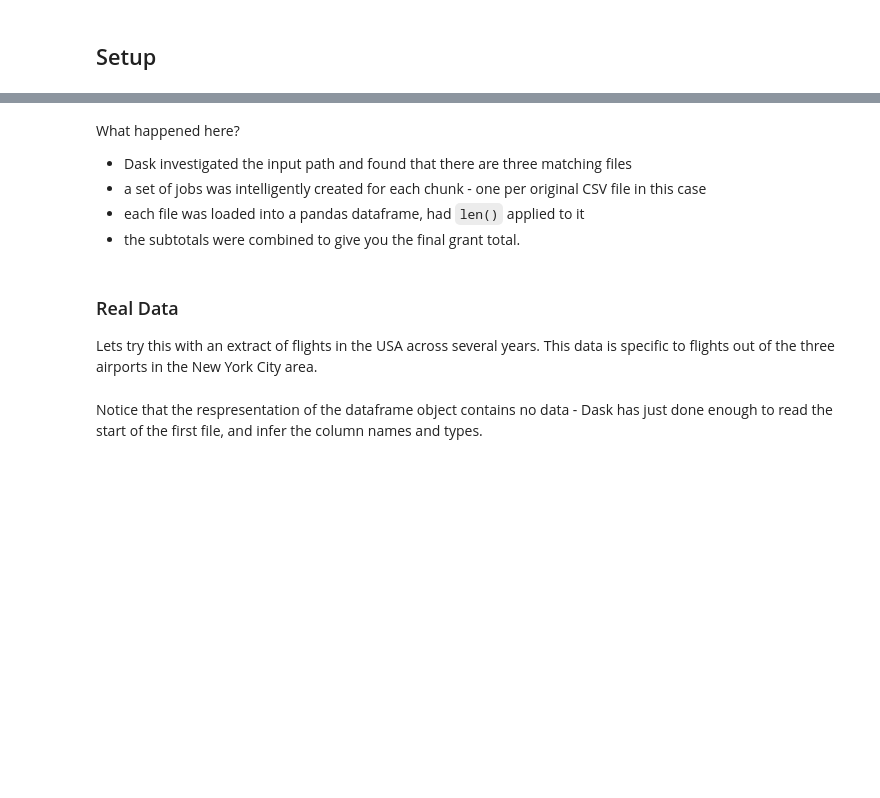
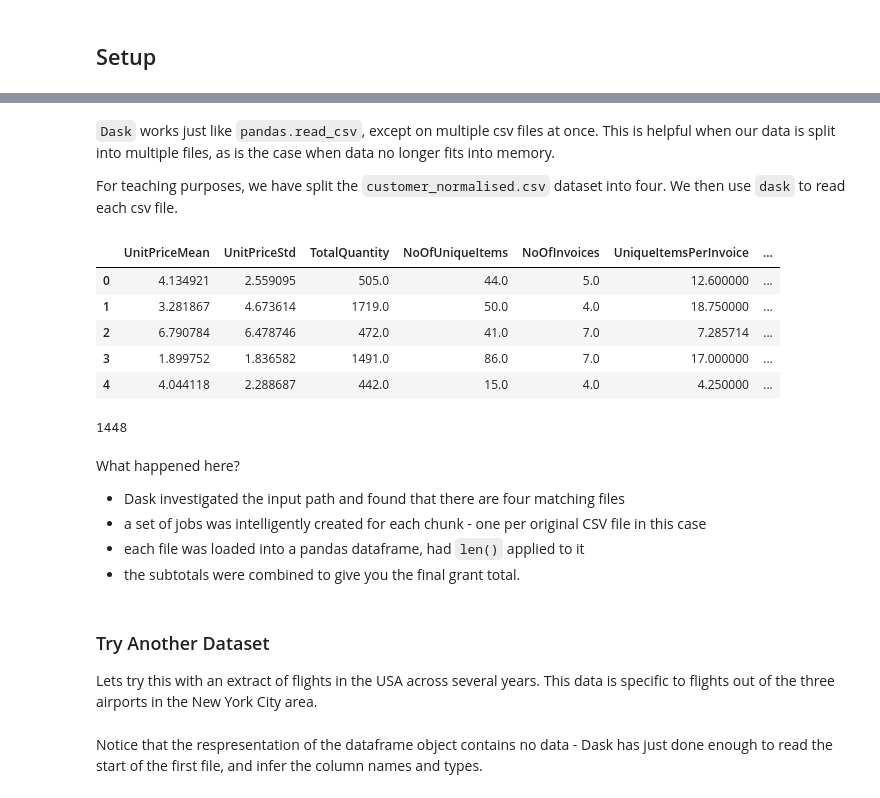
Before and after one commit to jeannefukumaru/hppython, a Jupyter notebook: 02_high-perf/02_dask-data-structures.ipynb, the cells around one changed output, grey strips where cells are left out. Saved outputs shown, nothing was run; the diff lists cells and outputs as text; code cells hidden in the pictures; blank space fills up the shorter version.

```diff
--- a/02_high-perf/02_dask-data-structures.ipynb
+++ b/02_high-perf/02_dask-data-structures.ipynb
@@ -83,18 +87,33 @@ filename
+# %% [markdown]
+`Dask` works just like `pandas.read_csv`, except on multiple csv files at once. This is helpful when our data is split into multiple files, as is the case when data no longer fits into memory.
+
+For teaching purposes, we have split the `customer_normalised.csv` dataset into four. We then use `dask` to read each csv file.
 # %%
 import dask.dataframe as dd
-df = dd.read_csv(filename)
+cols = ['UnitPriceMean', 'UnitPriceStd', 'TotalQuantity', 'NoOfUniqueItems', 'NoOfInvoices',
+        'UniqueItemsPerInvoice', 'QuantityPerInvoice','SpendingPerInvoice']
+customer = dd.read_csv("customer_norm_data/customer_norm_*.csv", usecols=cols)
 # load and count number of rows
-df.head()
+customer.head()
+# %% [output]
+|  | UnitPriceMean | UnitPriceStd | TotalQuantity | NoOfUniqueItems | NoOfInvoices | UniqueItemsPerInvoice | ... |
+| 0 | 4.134921 | 2.559095 | 505.0 | 44.0 | 5.0 | 12.600000 | ... |
+| 1 | 3.281867 | 4.673614 | 1719.0 | 50.0 | 4.0 | 18.750000 | ... |
+| 2 | 6.790784 | 6.478746 | 472.0 | 41.0 | 7.0 | 7.285714 | ... |
+| 3 | 1.899752 | 1.836582 | 1491.0 | 86.0 | 7.0 | 17.000000 | ... |
+| 4 | 4.044118 | 2.288687 | 442.0 | 15.0 | 4.0 | 4.250000 | ... |
 # %%
-len(df)
+len(customer)
+# %% [output]
+1448
 # %% [markdown]
 What happened here?
-- Dask investigated the input path and found that there are three matching files
+- Dask investigated the input path and found that there are four matching files
 - a set of jobs was intelligently created for each chunk - one per original CSV file in this case
 - each file was loaded into a pandas dataframe, had `len()` applied to it
 - the subtotals were combined to give you the final grant total.
 # %% [markdown]
-### Real Data
+### Try Another Dataset
 
 Lets try this with an extract of flights in the USA across several years. This data is specific to flights out of the three airports in the New York City area.
 # %%
```
Also changed, not shown: parts of 11 cells of this notebook, 34 other files.
